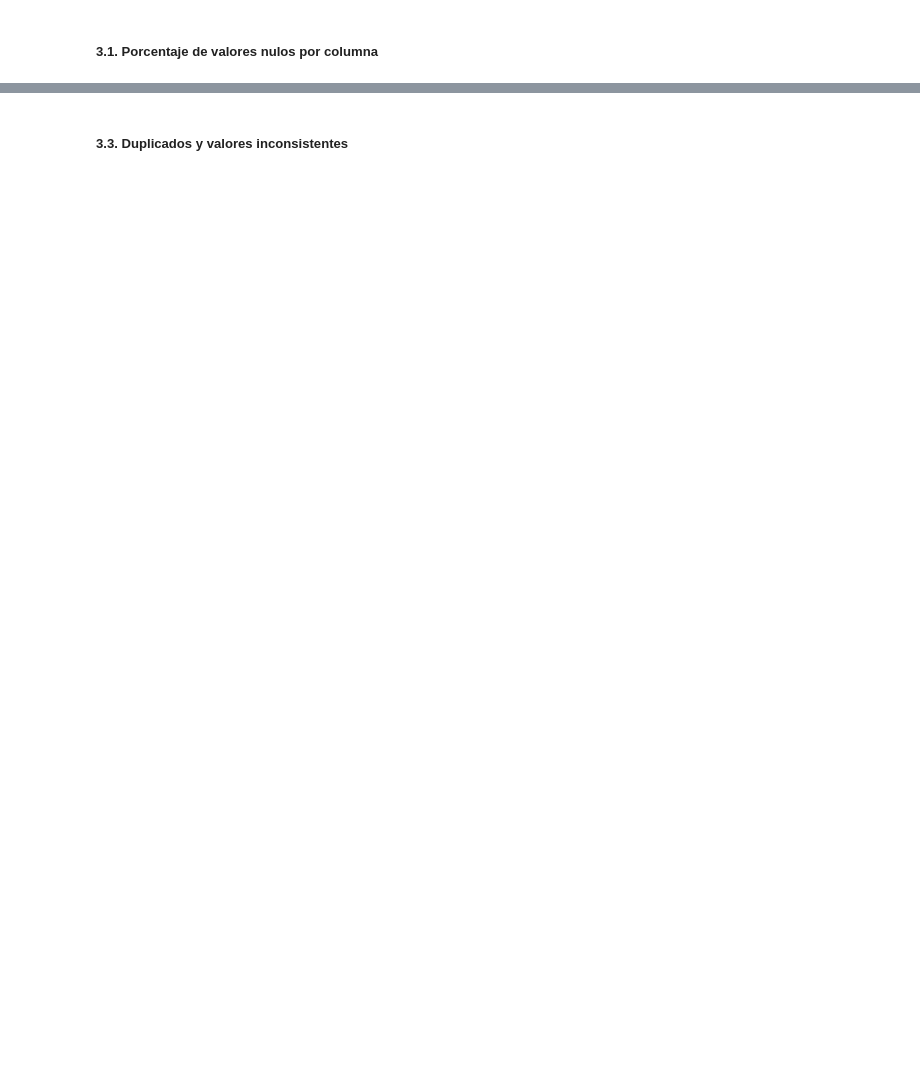
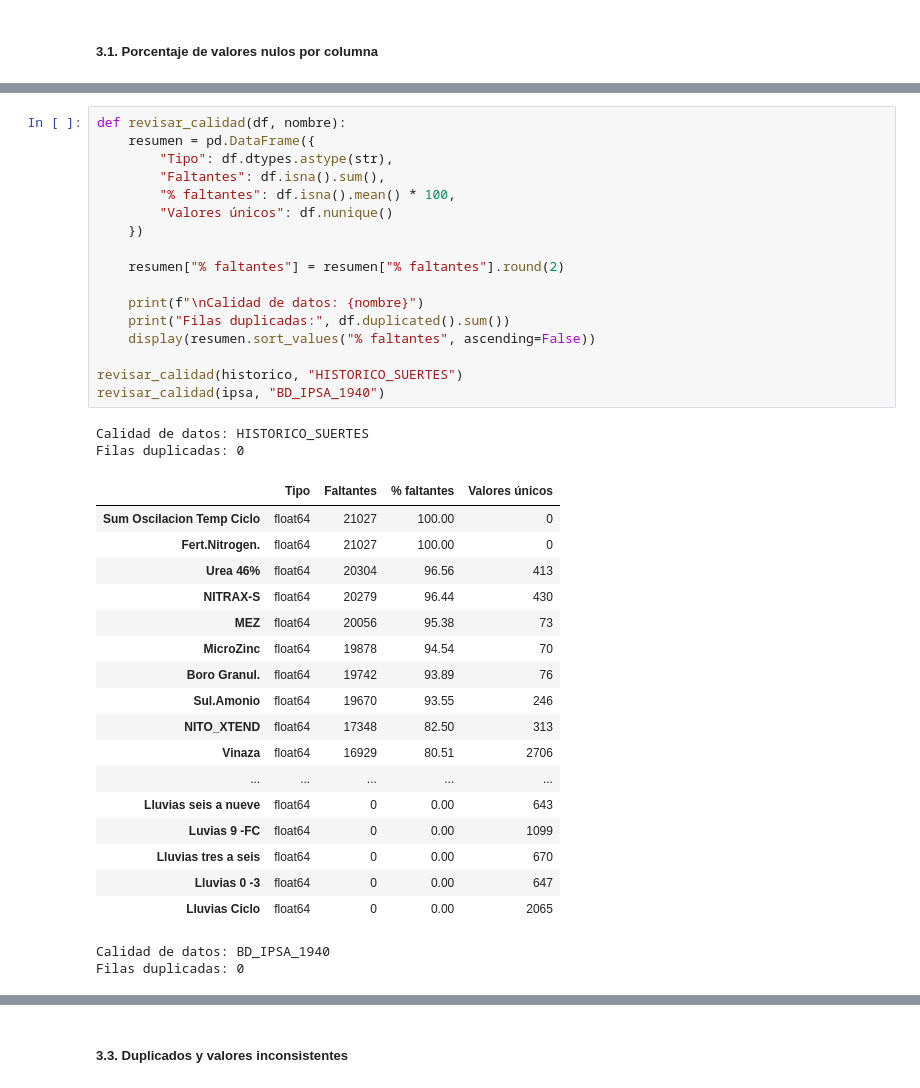
Before and after one commit to Sammmy1911/TallerAPO_Sweet, a Jupyter notebook: SweetLearning.ipynb, the cells around one changed output, grey strips where cells are left out. Cells and saved outputs as stored; diff of their text form; blank space fills up the shorter version.

```diff
--- a/SweetLearning.ipynb
+++ b/SweetLearning.ipynb
@@ -110,0 +173,39 @@ faltantes_ipsa = analizar_faltantes(ipsa, "BD_IPSA_1940")
+# %%
+def revisar_calidad(df, nombre):
+    resumen = pd.DataFrame({
+        "Tipo": df.dtypes.astype(str),
+        "Faltantes": df.isna().sum(),
+        "% faltantes": df.isna().mean() * 100,
+        "Valores únicos": df.nunique()
+    })
+
+    resumen["% faltantes"] = resumen["% faltantes"].round(2)
+
+    print(f"\nCalidad de datos: {nombre}")
+    print("Filas duplicadas:", df.duplicated().sum())
+    display(resumen.sort_values("% faltantes", ascending=False))
+
+revisar_calidad(historico, "HISTORICO_SUERTES")
+revisar_calidad(ipsa, "BD_IPSA_1940")
+# %% [output]
+Calidad de datos: HISTORICO_SUERTES
+Filas duplicadas: 0
+|  | Tipo | Faltantes | % faltantes | Valores únicos |
+| Sum Oscilacion Temp Ciclo | float64 | 21027 | 100.00 | 0 |
+| Fert.Nitrogen. | float64 | 21027 | 100.00 | 0 |
+| Urea 46% | float64 | 20304 | 96.56 | 413 |
+| NITRAX-S | float64 | 20279 | 96.44 | 430 |
+| MEZ | float64 | 20056 | 95.38 | 73 |
+| MicroZinc | float64 | 19878 | 94.54 | 70 |
+| Boro Granul. | float64 | 19742 | 93.89 | 76 |
+| Sul.Amonio | float64 | 19670 | 93.55 | 246 |
+| NITO_XTEND | float64 | 17348 | 82.50 | 313 |
+| Vinaza | float64 | 16929 | 80.51 | 2706 |
+| ... | ... | ... | ... | ... |
+| Lluvias seis a nueve | float64 | 0 | 0.00 | 643 |
+| Luvias 9 -FC | float64 | 0 | 0.00 | 1099 |
+| Lluvias tres a seis | float64 | 0 | 0.00 | 670 |
+| Lluvias 0 -3 | float64 | 0 | 0.00 | 647 |
+| Lluvias Ciclo | float64 | 0 | 0.00 | 2065 |
+Calidad de datos: BD_IPSA_1940
+Filas duplicadas: 0
```
Also changed, not shown: parts of 35 cells of this notebook.
